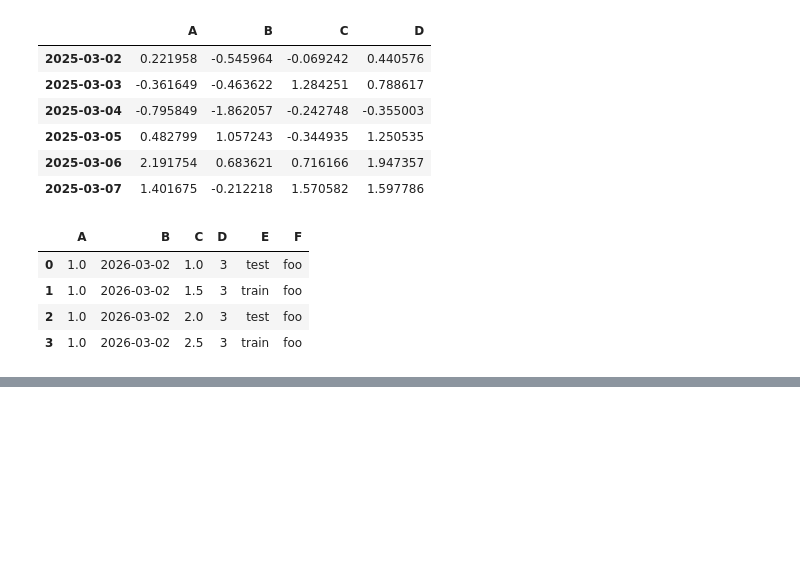
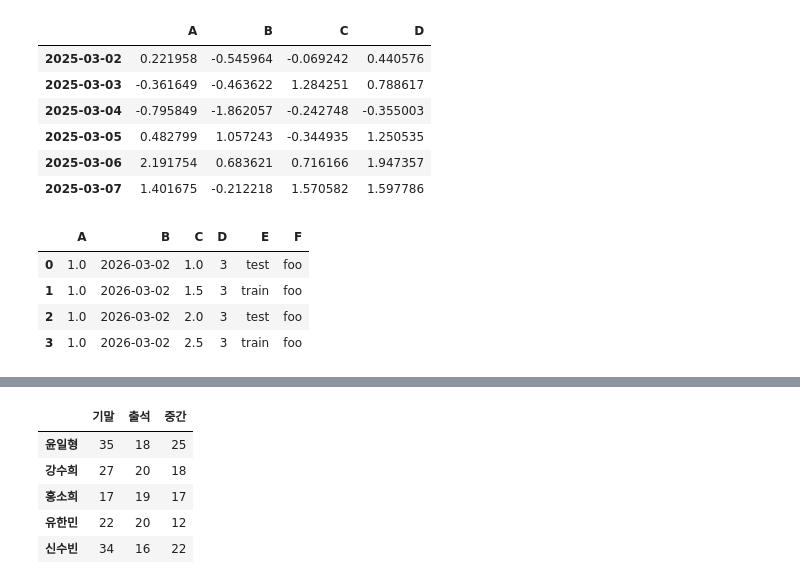
Before and after one commit to kimdfarm/2025-1-myclass-BDA, a Jupyter notebook: inclass/02w_B_0312_pandas_basic.ipynb, the cells around one changed output, grey strips where cells are left out. Saved outputs shown, nothing was run; the diff lists cells and outputs as text; code cells hidden in the pictures; blank space fills up the shorter version.

```diff
--- a/inclass/02w_B_0312_pandas_basic.ipynb
+++ b/inclass/02w_B_0312_pandas_basic.ipynb
@@ -594,0 +634,9 @@ df
+# %%
+pf[['기말','출석','중간']]
+# %% [output]
+|  | 기말 | 출석 | 중간 |
+| 윤일형 | 35 | 18 | 25 |
+| 강수희 | 27 | 20 | 18 |
+| 홍소희 | 17 | 19 | 17 |
+| 유한민 | 22 | 20 | 12 |
+| 신수빈 | 34 | 16 | 22 |
```
Also changed, not shown: parts of 58 cells of this notebook.
